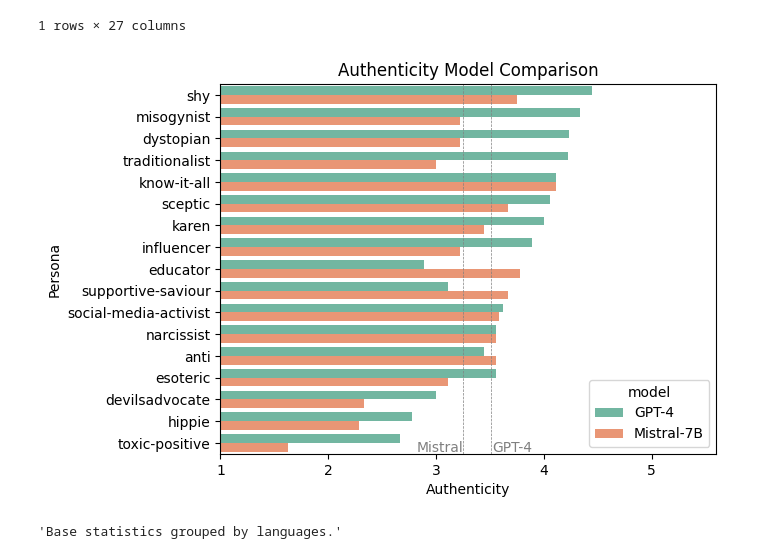
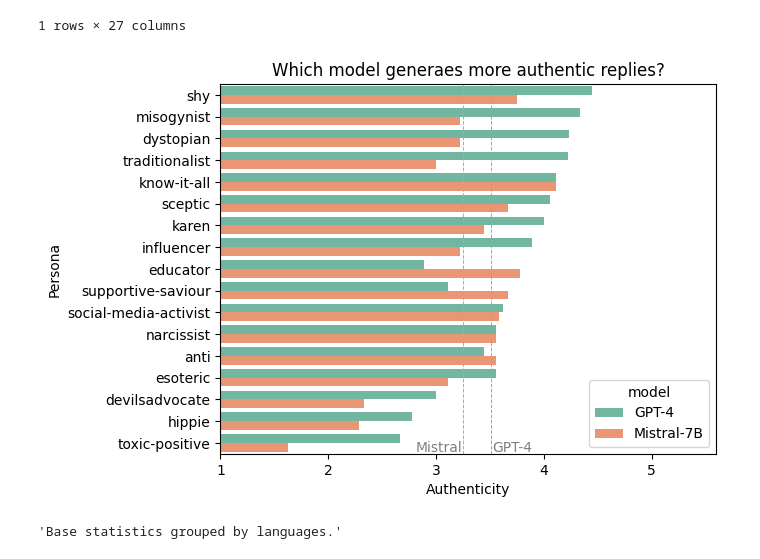
Before and after one commit to JanSt-nobot/TWON-Agents-RCS, a Jupyter notebook: experiments/RCS/0.1-Data-Processing.ipynb, the cells around one changed output. Saved outputs shown, nothing was run; the diff lists cells and outputs as text; code cells hidden in the pictures.

```diff
--- a/experiments/RCS/0.1-Data-Processing.ipynb
+++ b/experiments/RCS/0.1-Data-Processing.ipynb
@@ -94,32 +94,32 @@ dataset[:1]
 # %%
 # comparison between mistral and GPT-4
 # compare authenticity between mistral and GPT-4 depending on main_persona
-plot_name = 'authenticity_mistralvGPT4_per_persona_bar_chart'
+plot_name = '05_authenticity_mistralvGPT4_per_persona_bar_chart'
 
 mistral_samples = dataset[dataset['model'] == 'Mistral-7B']
 gpt4_samples = dataset[(dataset['model'] == 'GPT-4') & (dataset['persona'].isin(mistral_samples['persona']))]
 mistral_gpt4_samples = pd.concat([mistral_samples, gpt4_samples])
 avg = mistral_gpt4_samples.groupby(['model', 'main_persona'])['annotation.authenticity'].mean().reset_index()
 #model_avg = dataset.groupby('model')['annotation.authenticity'].mean().reset_index()
 #print(model_avg)
 avg = avg.sort_values(by='annotation.authenticity', ascending=False)
 
 
 colors = sns.color_palette('Set2')
 ax = sns.barplot(y='main_persona', x='annotation.authenticity', hue='model', data=avg, palette=colors, errorbar=None)
 ax.set_xlim(1, 5.6)  # Set x-axis limit to 5
-ax.set_title('Authenticity Model Comparison')
+ax.set_title('Which model generaes more authentic replies?')
 ax.set_ylabel('Persona')
 ax.set_xlabel('Authenticity')
 
-ax.axvline(x=3.506, color='grey', linestyle='--', linewidth=0.5)
+ax.axvline(x=3.506, color=colors[0], linestyle='--', linewidth=0.7)
 ax.text(3.52, 15.9, 'GPT-4', color='grey', ha='left', va='top')
-ax.axvline(x=3.25, color='grey', linestyle='--', linewidth=0.5)
-ax.text(3.25, 15.9, 'Mistral', color='grey', ha='right', va='top')
+ax.axvline(x=3.25, color=colors[1], linestyle='--', linewidth=0.7)
+ax.text(3.24, 15.9, 'Mistral', color='grey', ha='right', va='top')
 #sns.move_legend(ax, "lower right")
 ax.get_figure().savefig(f'{OUT_PATH}/{plot_name}.png', format="png", bbox_inches="tight")
 # %% [output]
-[figure, old version]
+[figure, new version]
 # %%
 #
 
```
Also changed, not shown: parts of 5 cells of this notebook, 6 other files.
